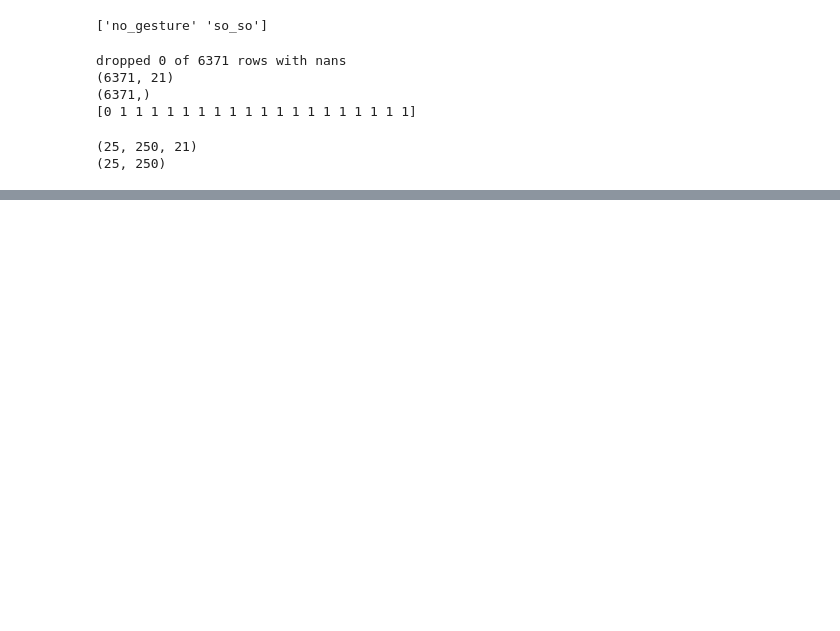
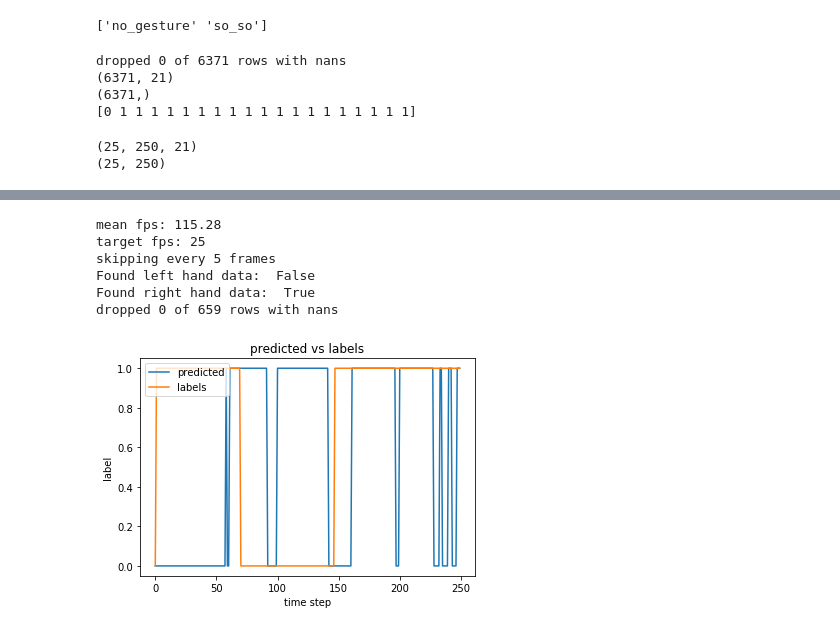
Before and after one commit to UoA-eResearch/leapmotion_gestures, a Jupyter notebook: exploration-many2many.ipynb, the cells around one changed output, grey strips where cells are left out. Cells and saved outputs as stored; diff of their text form; code cells hidden in the pictures; blank space fills up the shorter version.

```diff
--- a/exploration-many2many.ipynb
+++ b/exploration-many2many.ipynb
@@ -110,0 +107,12 @@ plt_pred(y1[0], pred)
+# %%
+Xn, yn = CSV2examples('data/recordings/nick.csv')
+pred = model.predict(np.array([Xn[1]]))
+plt_pred(yn[1], pred)
+# %% [output]
+mean fps: 115.28
+target fps: 25
+skipping every 5 frames
+Found left hand data:  False
+Found right hand data:  True
+dropped 0 of 659 rows with nans
+[figure, added]
```
Also changed, not shown: parts of 11 cells of this notebook, 2 other files.
